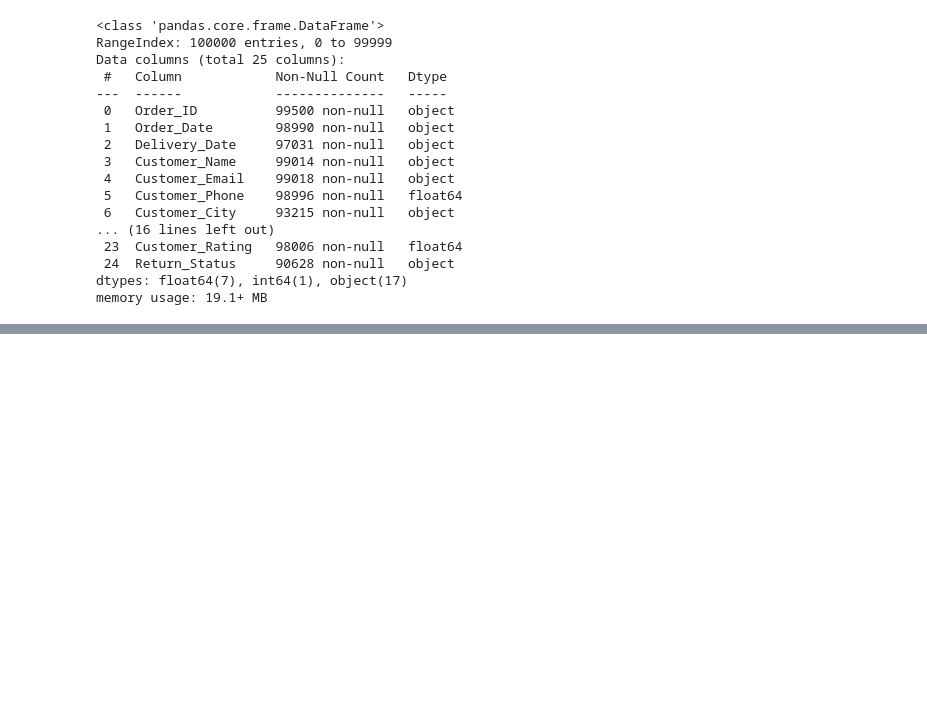
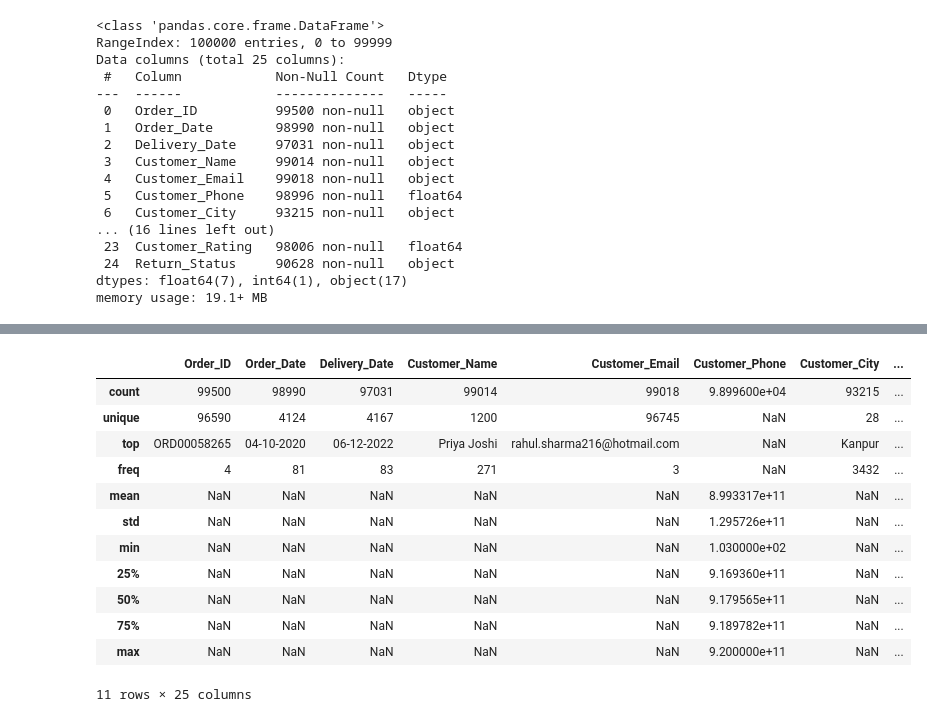
Before and after one commit to alam292/amazon-ecommerce-sales-customer-review-analysis, a Jupyter notebook: e-commerce.ipynb, the cells around one changed output, grey strips where cells are left out. Saved outputs shown, nothing was run; the diff lists cells and outputs as text; code cells hidden in the pictures; blank space fills up the shorter version.

```diff
--- a/e-commerce.ipynb
+++ b/e-commerce.ipynb
@@ -74,0 +110,16 @@ memory usage: 19.1+ MB
+# %%
+df.describe(include = 'all')
+# %% [output]
+|  | Order_ID | Order_Date | Delivery_Date | Customer_Name | Customer_Email | Customer_Phone | Customer_City | ... |
+| count | 99500 | 98990 | 97031 | 99014 | 99018 | 9.899600e+04 | 93215 | ... |
+| unique | 96590 | 4124 | 4167 | 1200 | 96745 | NaN | 28 | ... |
+| top | ORD00058265 | 04-10-2020 | 06-12-2022 | Priya Joshi | rahul.sharma216@hotmail.com | NaN | Kanpur | ... |
+| freq | 4 | 81 | 83 | 271 | 3 | NaN | 3432 | ... |
+| mean | NaN | NaN | NaN | NaN | NaN | 8.993317e+11 | NaN | ... |
+| std | NaN | NaN | NaN | NaN | NaN | 1.295726e+11 | NaN | ... |
+| min | NaN | NaN | NaN | NaN | NaN | 1.030000e+02 | NaN | ... |
+| 25% | NaN | NaN | NaN | NaN | NaN | 9.169360e+11 | NaN | ... |
+| 50% | NaN | NaN | NaN | NaN | NaN | 9.179565e+11 | NaN | ... |
+| 75% | NaN | NaN | NaN | NaN | NaN | 9.189782e+11 | NaN | ... |
+| max | NaN | NaN | NaN | NaN | NaN | 9.200000e+11 | NaN | ... |
+11 rows × 25 columns
```
Also changed, not shown: parts of 5 cells of this notebook.
